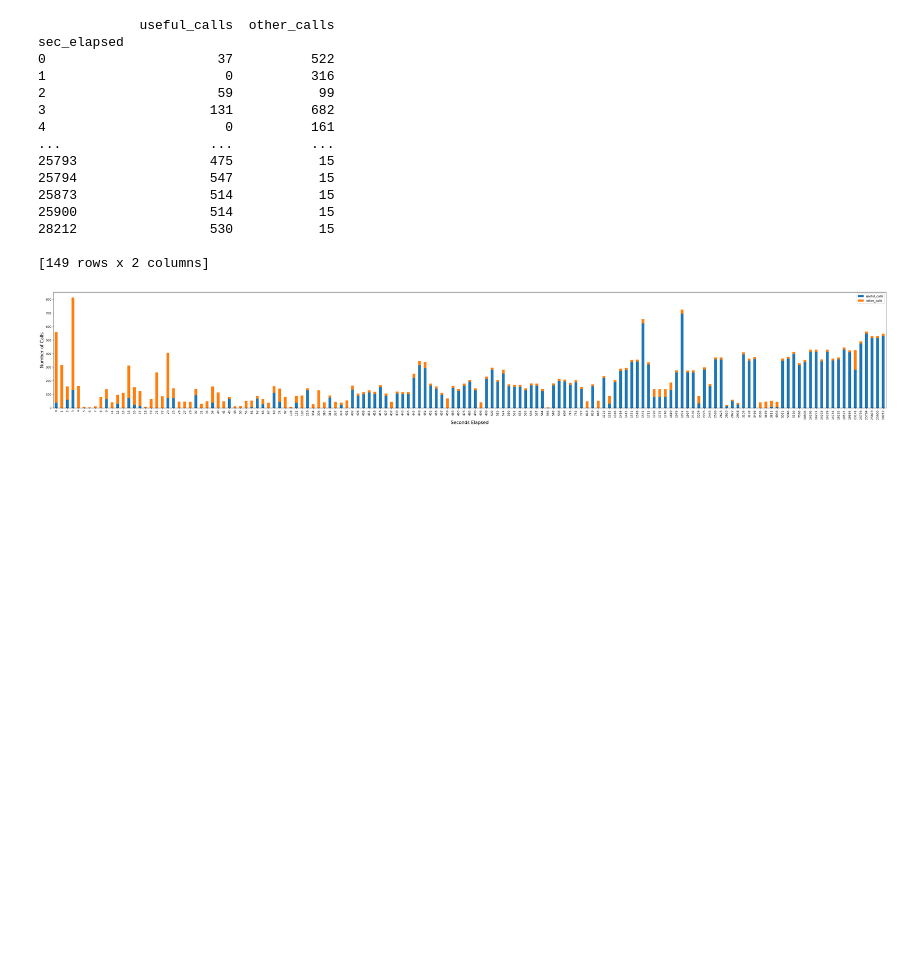
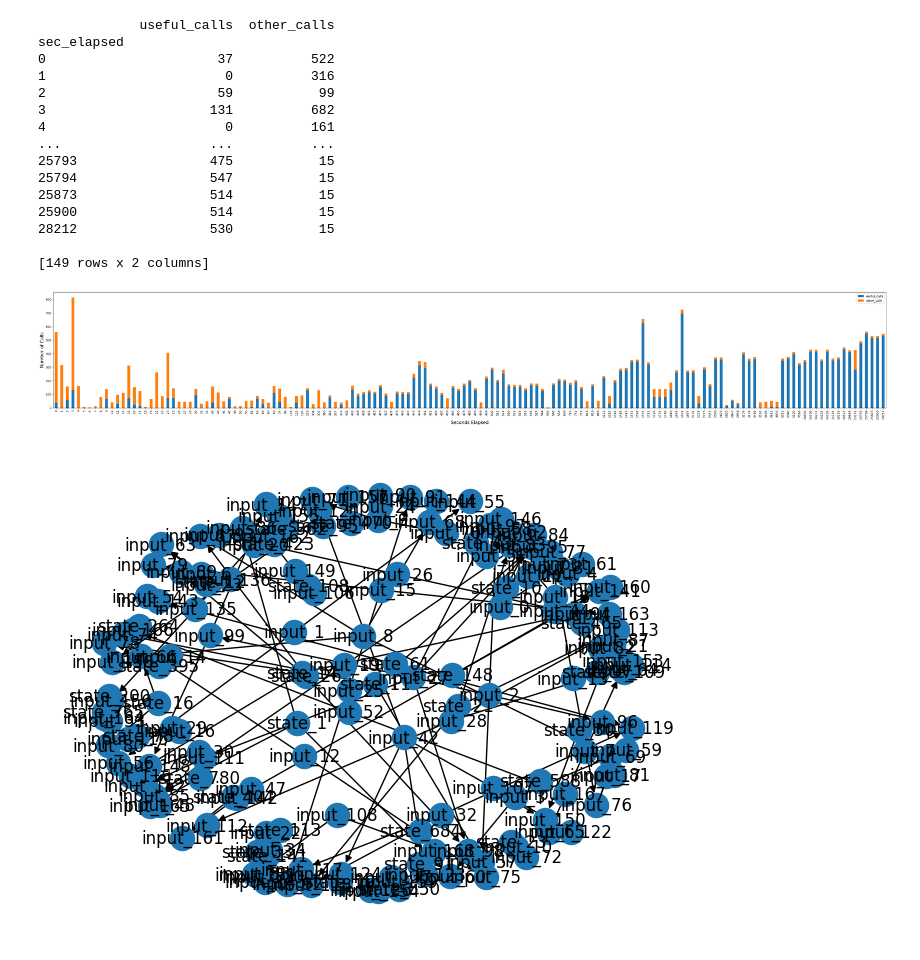
Before and after one commit to Siriussee/ityfuzz, a Jupyter notebook: api_sequence_analysis.ipynb, the cells around one changed output. Cells and saved outputs as stored; diff of their text form; code cells hidden in the pictures; blank space fills up the shorter version.

```diff
--- a/api_sequence_analysis.ipynb
+++ b/api_sequence_analysis.ipynb
@@ -216,3 +216,38 @@ sec_elapsed
 
 [149 rows x 2 columns]
 [figure]
+# %%
+import json
+import glob
+import networkx as nx
+import matplotlib.pyplot as plt
+
+G = nx.DiGraph()
+
+# Add nodes / edges of input type
+for file_path in glob.glob("./work_dir/corpus/*_input_corpus_origin"):
+    with open(file_path) as f:
+        data = json.load(f)
+        new_input_id = data['new_input_id']
+        from_input_id = data['from_input_id']
+        state_mutated = data["state_mutated"]
+        from_state_id = data['from_state_id']
+
+        G.add_edge("input_{}".format(from_input_id),
+                   "input_{}".format(new_input_id))
+        if from_state_id != 0:
+            G.add_edge("state_{}".format(data['from_state_id']),
+                       "input_{}".format(data['new_input_id']))
+
+# Add nodes / edges of state type
+# for file_path in glob.glob("./work_dir/corpus/*_state_corpus_origin"):
+#     with open(file_path) as f:
+#         data = json.load(f)
+#         G.add_edge("input_{}".format(data['from_corpus_id']),
+#                    "state_{}".format(data['new_corpus_id']),
+#                    state_mutated = data["state_mutated"])
+
+nx.draw(G, with_labels=True)
+plt.show()
+# %% [output]
+[figure, added]
```
Also changed, not shown: 4 other files.
